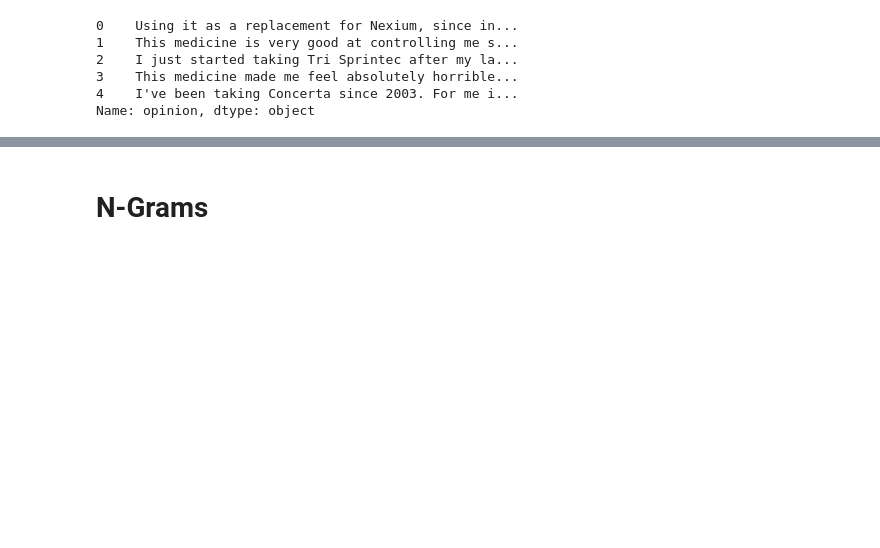
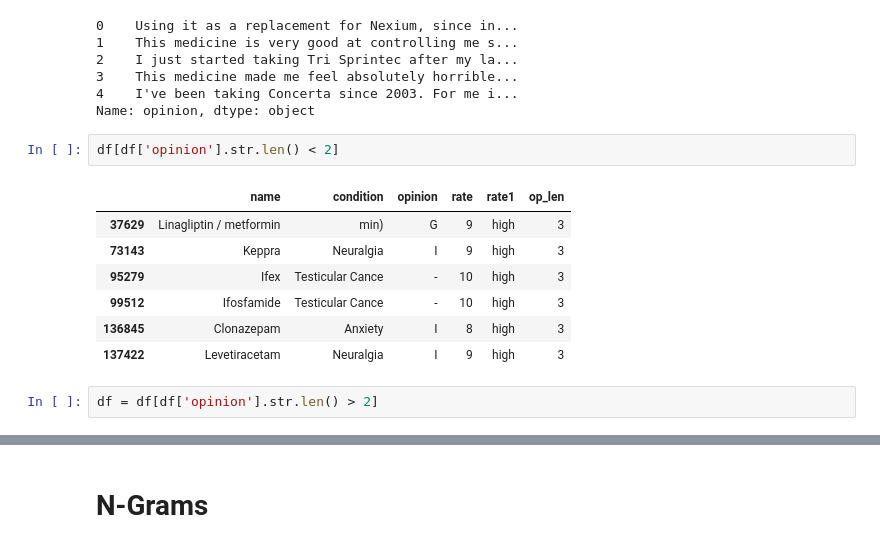
Before and after one commit to CrimsonRadiator/ZMUM, a Jupyter notebook: log_reg.ipynb, the cells around one changed output, grey strips where cells are left out. Cells and saved outputs as stored; diff of their text form; blank space fills up the shorter version.

```diff
--- a/log_reg.ipynb
+++ b/log_reg.ipynb
@@ -107,3 +112,15 @@ df.opinion.head()
 3    This medicine made me feel absolutely horrible...
 4    I've been taking Concerta since 2003. For me i...
 Name: opinion, dtype: object
+# %%
+df[df['opinion'].str.len() < 2]
+# %% [output]
+|  | name | condition | opinion | rate | rate1 | op_len |
+| 37629 | Linagliptin / metformin | min) | G | 9 | high | 3 |
+| 73143 | Keppra | Neuralgia | I | 9 | high | 3 |
+| 95279 | Ifex | Testicular Cance | - | 10 | high | 3 |
+| 99512 | Ifosfamide | Testicular Cance | - | 10 | high | 3 |
+| 136845 | Clonazepam | Anxiety | I | 8 | high | 3 |
+| 137422 | Levetiracetam | Neuralgia | I | 9 | high | 3 |
+# %%
+df = df[df['opinion'].str.len() > 2]
```
Also changed, not shown: parts of 24 cells of this notebook.
